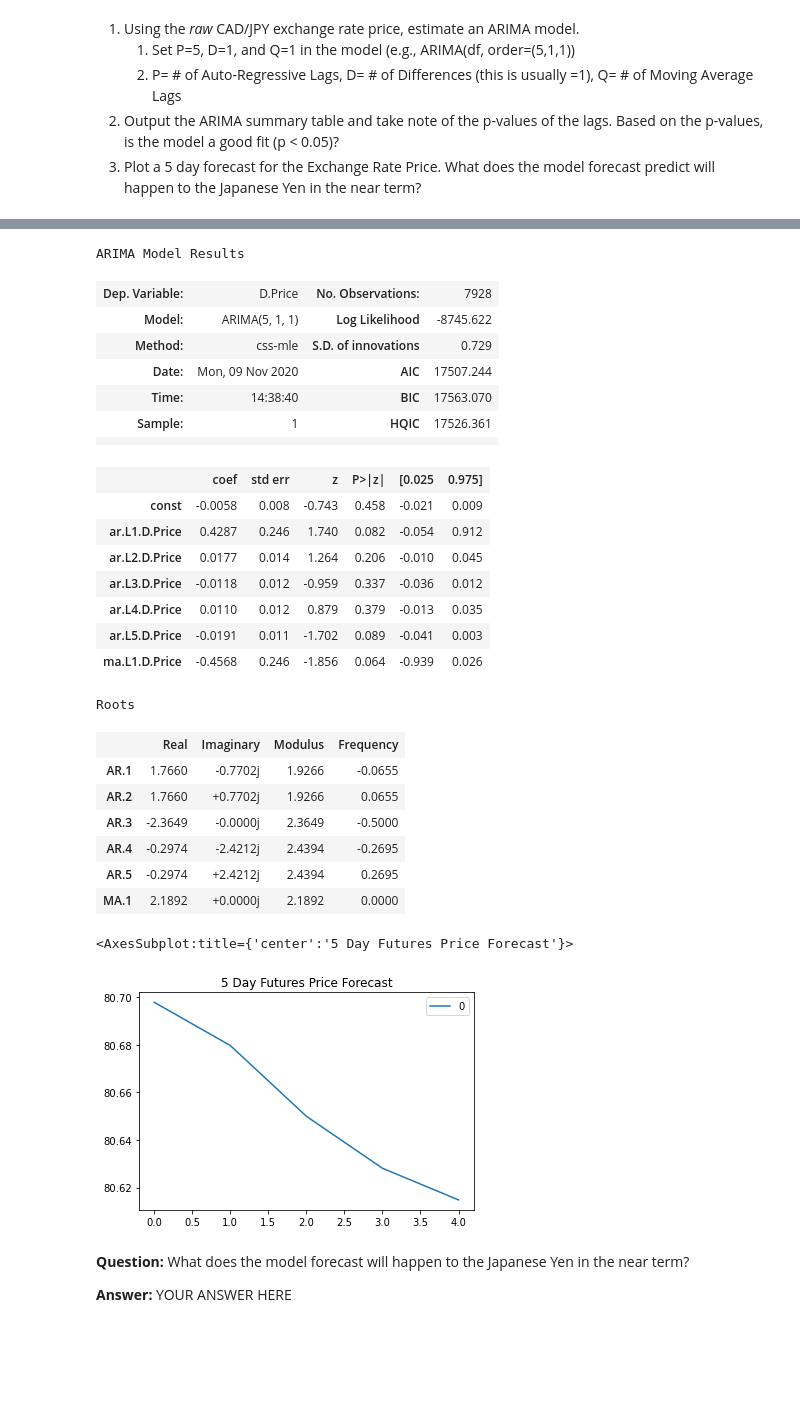
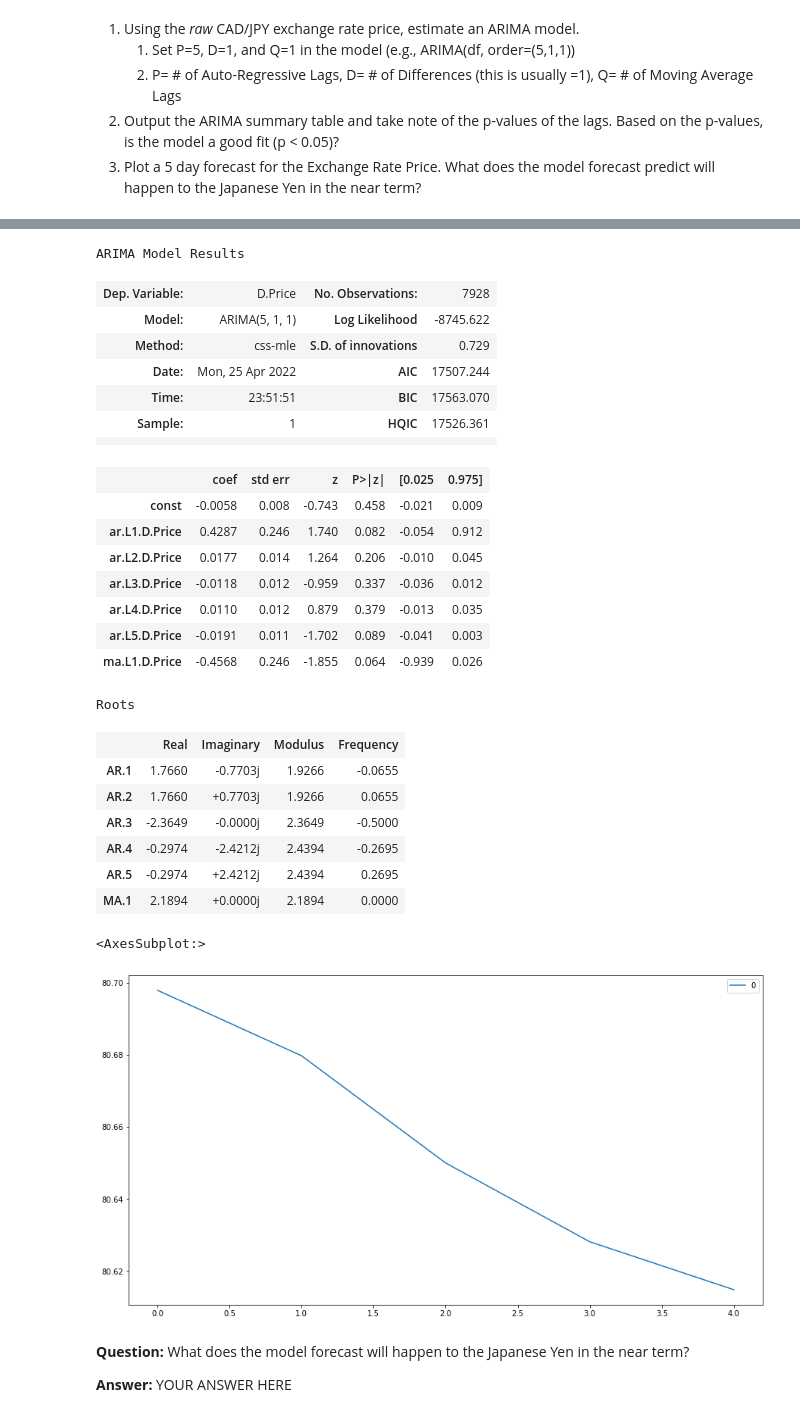
Before and after one commit to keanumanson/time_series_homework, a Jupyter notebook: Starter_Code/time_series_analysis.ipynb, the cells around one changed output, grey strips where cells are left out. Drawn from its saved outputs; the diff is of its cells as text; code cells hidden in the pictures; blank space fills up the shorter version.

```diff
--- a/Starter_Code/time_series_analysis.ipynb
+++ b/Starter_Code/time_series_analysis.ipynb
@@ -181,7 +206,8 @@ from statsmodels.tsa.arima_model import ARIMA
 
 # Estimate and ARIMA Model:
 # Hint: ARIMA(df, order=(p, d, q))
-# YOUR CODE HERE!
+model = ARIMA(df['Price'], order=(5, 1, 1))
+
 
 # Fit the model
-# YOUR CODE HERE!
+results = model.fit()
@@ -188,13 +251,13 @@ from statsmodels.tsa.arima_model import ARIMA
 # %%
 # Output model summary results:
-# YOUR CODE HERE!
+results.summary()
 # %% [output]
 ARIMA Model Results
 | Dep. Variable: | D.Price | No. Observations: | 7928 |
 | Model: | ARIMA(5, 1, 1) | Log Likelihood | -8745.622 |
 | Method: | css-mle | S.D. of innovations | 0.729 |
-| Date: | Mon, 09 Nov 2020 | AIC | 17507.244 |
-| Time: | 14:38:40 | BIC | 17563.070 |
+| Date: | Mon, 25 Apr 2022 | AIC | 17507.244 |
+| Time: | 23:51:51 | BIC | 17563.070 |
 | Sample: | 1 | HQIC | 17526.361 |
 |  |  |  |  |
 |  | coef | std err | z | P>|z| | [0.025 | 0.975] |
@@ -204,21 +267,21 @@ ARIMA Model Results
 | ar.L3.D.Price | -0.0118 | 0.012 | -0.959 | 0.337 | -0.036 | 0.012 |
 | ar.L4.D.Price | 0.0110 | 0.012 | 0.879 | 0.379 | -0.013 | 0.035 |
 | ar.L5.D.Price | -0.0191 | 0.011 | -1.702 | 0.089 | -0.041 | 0.003 |
-| ma.L1.D.Price | -0.4568 | 0.246 | -1.856 | 0.064 | -0.939 | 0.026 |
+| ma.L1.D.Price | -0.4568 | 0.246 | -1.855 | 0.064 | -0.939 | 0.026 |
 Roots
 |  | Real | Imaginary | Modulus | Frequency |
-| AR.1 | 1.7660 | -0.7702j | 1.9266 | -0.0655 |
-| AR.2 | 1.7660 | +0.7702j | 1.9266 | 0.0655 |
+| AR.1 | 1.7660 | -0.7703j | 1.9266 | -0.0655 |
+| AR.2 | 1.7660 | +0.7703j | 1.9266 | 0.0655 |
 | AR.3 | -2.3649 | -0.0000j | 2.3649 | -0.5000 |
 | AR.4 | -0.2974 | -2.4212j | 2.4394 | -0.2695 |
 | AR.5 | -0.2974 | +2.4212j | 2.4394 | 0.2695 |
-| MA.1 | 2.1892 | +0.0000j | 2.1892 | 0.0000 |
+| MA.1 | 2.1894 | +0.0000j | 2.1894 | 0.0000 |
 # %%
 # Plot the 5 Day Price Forecast
-# YOUR CODE HERE!
+pd.DataFrame(results.forecast(steps=5)[0]).plot(figsize=(15, 8), title="")
 # %% [output]
-<AxesSubplot:title={'center':'5 Day Futures Price Forecast'}>
+<AxesSubplot:>
-[figure, old version]
+[figure, new version]
 # %% [markdown]
 **Question:** What does the model forecast will happen to the Japanese Yen in the near term?
 
```
Also changed, not shown: parts of 10 cells of this notebook.
